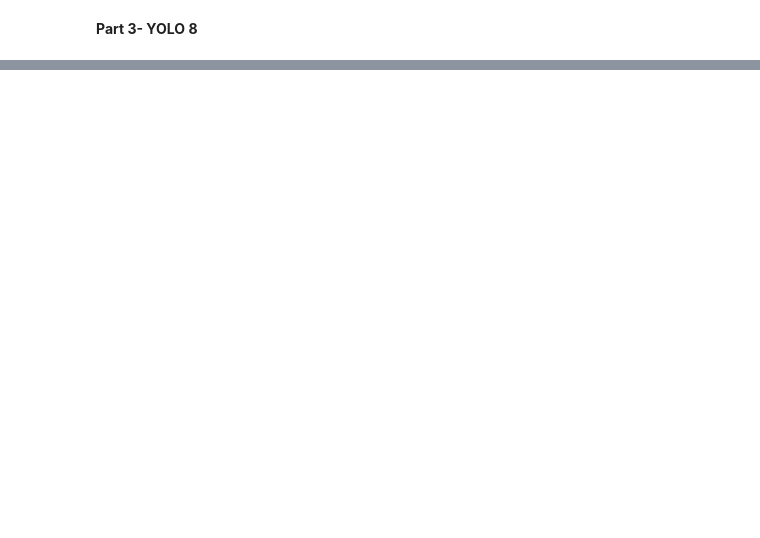
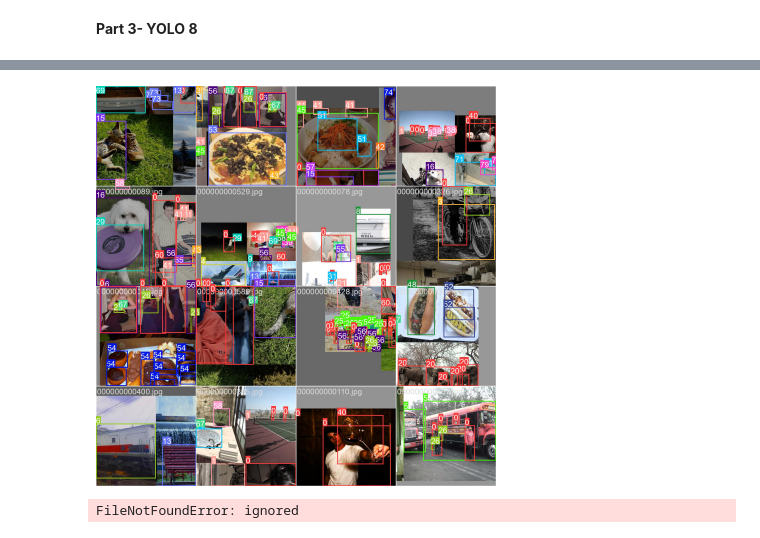
Before and after one commit to samancha/computer-vision-masters, a Jupyter notebook: mod3/Steve-Assignment 3.1 Code.ipynb, the cells around one changed output, grey strips where cells are left out. Cells and saved outputs as stored; diff of their text form; code cells hidden in the pictures; blank space fills up the shorter version.

```diff
--- a/mod3/Steve-Assignment 3.1 Code.ipynb
+++ b/mod3/Steve-Assignment 3.1 Code.ipynb
@@ -362,2 +392,10 @@ KeyboardInterrupt: ignored
+# %%
+Image(filename=f'/content/runs/detect/train/train_batch0.jpg', width=400)
+# %% [output]
+[figure, added]
+# %%
+Image(filename=f'/content/runs/detect/val/val_batch2_labels.jpg', width=500)
+# %% [output]
+FileNotFoundError: ignored
 # %%
 # What is your understanding from this image? What is the meaning of these numbers all over the image?
```
Also changed, not shown: parts of 19 cells of this notebook.
